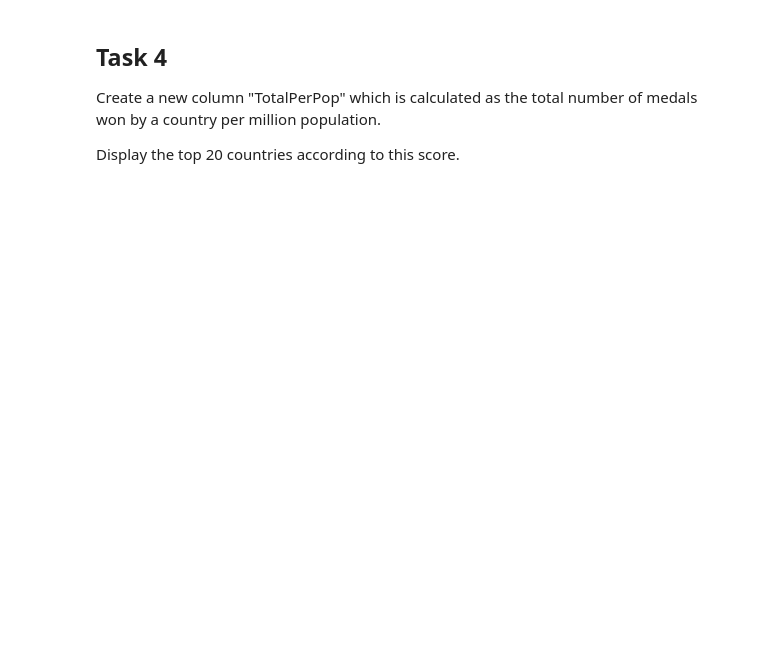
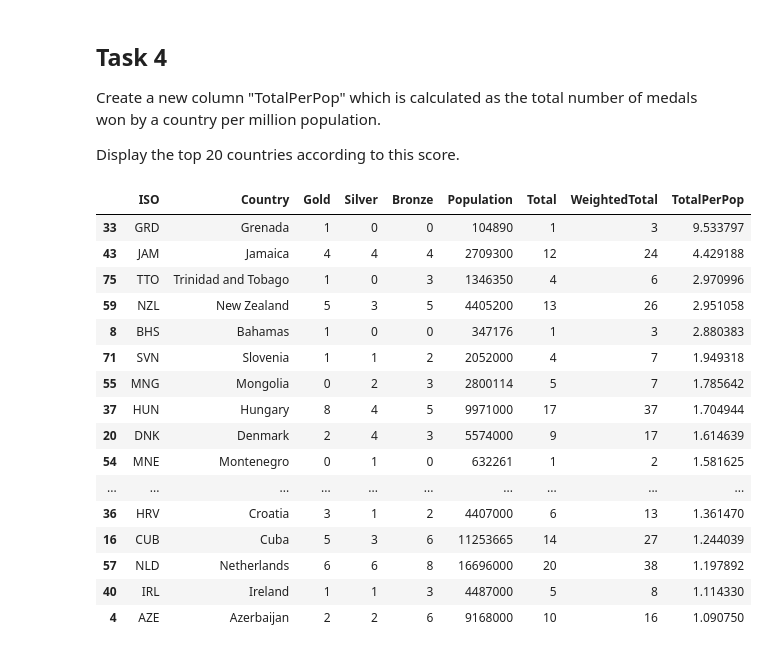
Before and after one commit to Yolo-Arts/UCD_Stage_1, a Jupyter notebook: COMP10320/Labs/Lab 6/Lab 05 Tasks.ipynb, the cells around one changed output. Cells and saved outputs as stored; diff of their text form; code cells hidden in the pictures; blank space fills up the shorter version.

```diff
--- a/COMP10320/Labs/Lab 6/Lab 05 Tasks.ipynb
+++ b/COMP10320/Labs/Lab 6/Lab 05 Tasks.ipynb
@@ -13,5 +13,9 @@ In this notebook we will analyse a dataset related to the London 2012 Olympics b
 ## Task 1
 # %% [markdown]
 Load the CSV file "olympics2012.csv" into a Pandas Data Frame, where each row is indexed by its ISO country code. Check the number of rows and the column names in the Data Frame.
+# %%
+import pandas as pd
+
+df = pd.read_csv("olympics2012.csv")
 # %% [markdown]
 Display the first 15 rows of the data.
@@ -21,3 +58,6 @@ Show the top 10 countries with the highest number of gold medals at the 2012 Oly
 ## Task 2
 # %% [markdown]
 Create a new column in the Data Frame called "Total" which indicates the total number of medals won by each country. Show the top 10 countries with the highest number of total medals.
+# %%
+df["Total"] = df["Gold"] + df["Silver"] + df["Bronze"]
+df.sort_values("Total", ascending=False).head(10)
@@ -32,3 +121,6 @@ Display the subset of countries which:
 Create a new column called "WeightedTotal", which computes a weighted total for the number of medals won by each country, with weights: Gold=3, Silver=2, Bronze=1.
 
 Display the top 10 countries according to this score.
+# %%
+df["WeightedTotal"] = (df["Gold"] * 3)+ (df["Silver"] * 2) + df["Bronze"]
+df.sort_values("WeightedTotal", ascending=False).head(10)
@@ -38,3 +142,24 @@ Display the top 10 countries according to this score.
 Create a new column "TotalPerPop" which is calculated as the total number of medals won by a country per million population.
 
 Display the top 20 countries according to this score.
+# %%
+df["TotalPerPop"] = df["Total"] / (df["Population"] / 1_000_000)
+df.sort_values("TotalPerPop", ascending=False).head(20)
+# %% [output]
+|  | ISO | Country | Gold | Silver | Bronze | Population | Total | WeightedTotal | TotalPerPop |
+| 33 | GRD | Grenada | 1 | 0 | 0 | 104890 | 1 | 3 | 9.533797 |
+| 43 | JAM | Jamaica | 4 | 4 | 4 | 2709300 | 12 | 24 | 4.429188 |
+| 75 | TTO | Trinidad and Tobago | 1 | 0 | 3 | 1346350 | 4 | 6 | 2.970996 |
+| 59 | NZL | New Zealand | 5 | 3 | 5 | 4405200 | 13 | 26 | 2.951058 |
+| 8 | BHS | Bahamas | 1 | 0 | 0 | 347176 | 1 | 3 | 2.880383 |
+| 71 | SVN | Slovenia | 1 | 1 | 2 | 2052000 | 4 | 7 | 1.949318 |
+| 55 | MNG | Mongolia | 0 | 2 | 3 | 2800114 | 5 | 7 | 1.785642 |
+| 37 | HUN | Hungary | 8 | 4 | 5 | 9971000 | 17 | 37 | 1.704944 |
+| 20 | DNK | Denmark | 2 | 4 | 3 | 5574000 | 9 | 17 | 1.614639 |
+| 54 | MNE | Montenegro | 0 | 1 | 0 | 632261 | 1 | 2 | 1.581625 |
+| ... | ... | ... | ... | ... | ... | ... | ... | ... | ... |
+| 36 | HRV | Croatia | 3 | 1 | 2 | 4407000 | 6 | 13 | 1.361470 |
+| 16 | CUB | Cuba | 5 | 3 | 6 | 11253665 | 14 | 27 | 1.244039 |
+| 57 | NLD | Netherlands | 6 | 6 | 8 | 16696000 | 20 | 38 | 1.197892 |
+| 40 | IRL | Ireland | 1 | 1 | 3 | 4487000 | 5 | 8 | 1.114330 |
+| 4 | AZE | Azerbaijan | 2 | 2 | 6 | 9168000 | 10 | 16 | 1.090750 |
```
Also changed, not shown: parts of 7 cells of this notebook, 4 other files.
